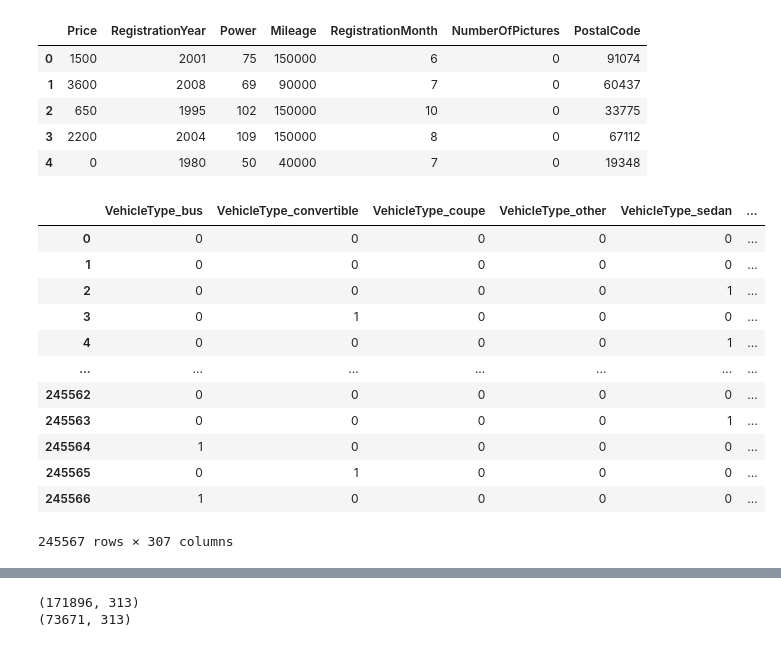
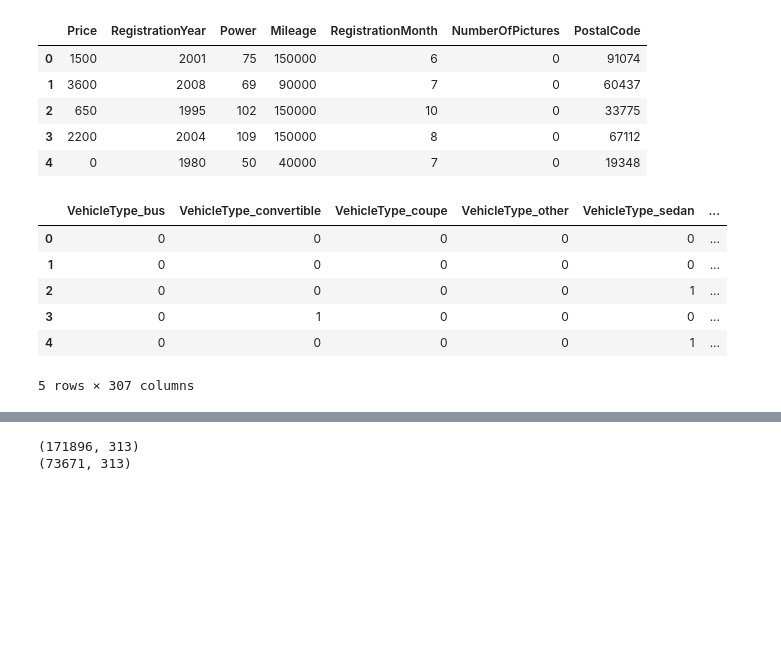
Before and after one commit to wh1tneyr/Rusty-Bargain, a Jupyter notebook: Rusty Bargain.ipynb, the cells around one changed output, grey strips where cells are left out. Drawn from its saved outputs; the diff is of its cells as text; code cells hidden in the pictures; blank space fills up the shorter version.

```diff
--- a/Rusty Bargain.ipynb
+++ b/Rusty Bargain.ipynb
@@ -172,21 +172,15 @@ data_num_columns.head()
 # %%
 #codificar columnas categóricas del df
 data_ohe_columns = pd.get_dummies(df[['VehicleType', 'Gearbox', 'Model', 'FuelType', 'Brand', 'NotRepaired']]).astype('int')
-data_ohe_columns
+data_ohe_columns.head()
 # %% [output]
 |  | VehicleType_bus | VehicleType_convertible | VehicleType_coupe | VehicleType_other | VehicleType_sedan | ... |
 | 0 | 0 | 0 | 0 | 0 | 0 | ... |
 | 1 | 0 | 0 | 0 | 0 | 0 | ... |
 | 2 | 0 | 0 | 0 | 0 | 1 | ... |
 | 3 | 0 | 1 | 0 | 0 | 0 | ... |
 | 4 | 0 | 0 | 0 | 0 | 1 | ... |
-| ... | ... | ... | ... | ... | ... | ... |
-| 245562 | 0 | 0 | 0 | 0 | 0 | ... |
-| 245563 | 0 | 0 | 0 | 0 | 1 | ... |
-| 245564 | 1 | 0 | 0 | 0 | 0 | ... |
-| 245565 | 0 | 1 | 0 | 0 | 0 | ... |
-| 245566 | 1 | 0 | 0 | 0 | 0 | ... |
-245567 rows × 307 columns
+5 rows × 307 columns
 # %%
 #separar las caracteristicas y el objetivo
 X_lr = data_num_columns.drop(['Price'], axis=1)
```
Also changed, not shown: parts of 2 cells of this notebook.
